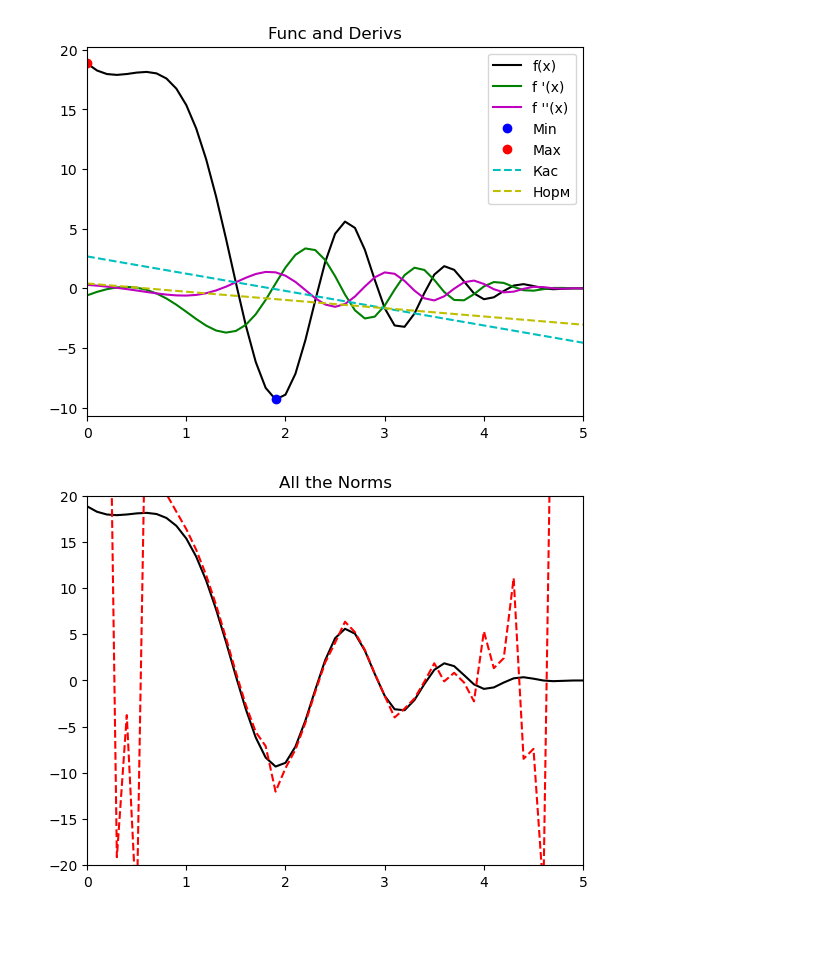
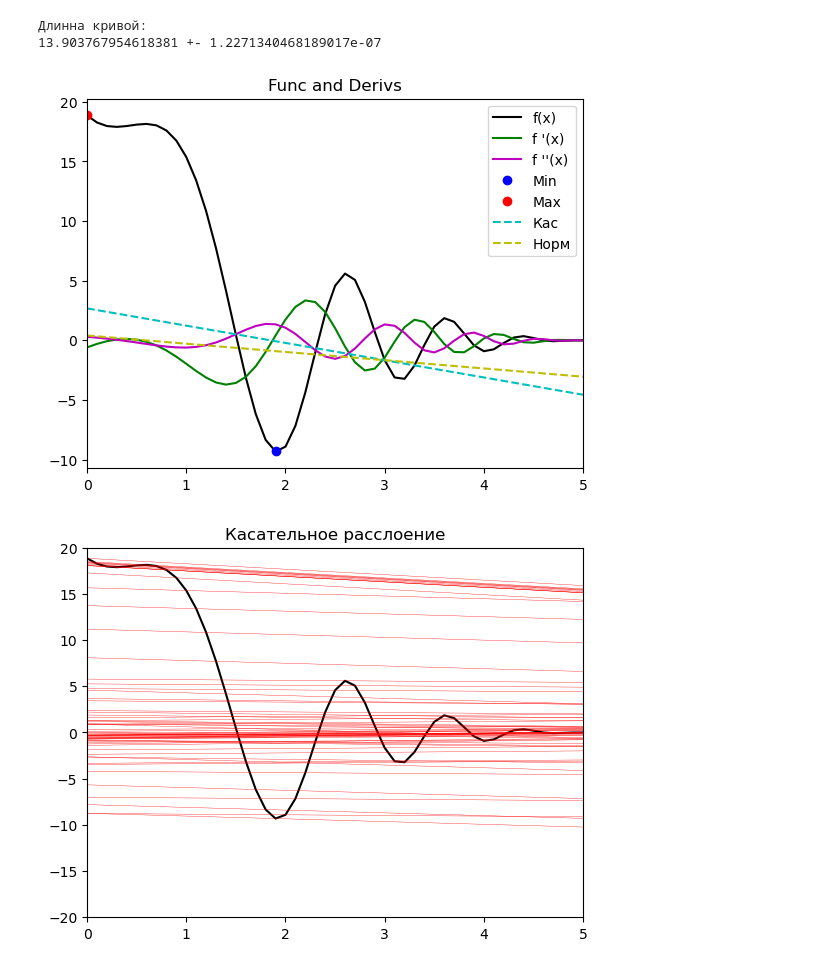
Before and after one commit to Leone-M/Programming, a Jupyter notebook: 10(функции)/Function.ipynb, the cells around one changed output. Drawn from its saved outputs; the diff is of its cells as text; code cells hidden in the pictures; blank space fills up the shorter version.

Commit message:
Сделал длину кривой и переделал расслоение

```diff
--- a/10(функции)/Function.ipynb
+++ b/10(функции)/Function.ipynb
@@ -3,6 +3,7 @@
 
 import numpy as np
 import matplotlib.pyplot as plt
+import scipy.integrate as integrate
 
 def main():
     x = np.arange(0, 7, 0.1)
@@ -26,34 +27,45 @@ def main():
 
     plt.plot(x, y, c="black")
 
     plt.plot(x[:-1], dy, "g")
 
     plt.plot(x[:-2], ddy, "m")
 
     plt.plot(minX, minY, "ob")
     plt.plot(maxX, maxY, "or")
 
     plt.plot(x, y_k, "c--")
     plt.plot(x, y_n, "y--")
 
     plt.legend(["f(x)", "f '(x)", "f ''(x)", "Min", "Max", "Кас", "Норм"])
     plt.xlim(0,5)
     plt.title("Func and Derivs")
 
     plt.figure().add_subplot()
     plt.plot(x, y, c="black")
-    y_n = (x[:-1] - 5)**2 * np.cos(x[:-1]**2 -7) + (1 / np.diff(y) )* (x[:-1] - x_0)
-    plt.plot(x[:-1], y_n, "--", c="red")
+
+    for i in x: # строю касательное расслоение, то есть к каждой точке кривой строю касательную
+        x_0 = i
+        y_k = (x_0 - 5)**2 * np.cos(x_0**2 -7) + np.diff(y[int(x_0):(int(x_0) + 2)]) * (x - x_0)
+        plt.plot(x, y_k, c="red", lw=0.25) # получилось не очень... но вроде так и должно быть
+
+    arc = lambda dy: (1 + (dy)**2)**(1/2)
+    length = integrate.quad(arc, a=0, b=5)
+    print("Длинна кривой: ")
+    print(str(length[0]) + " +- "+ str(length[1]))
+
     plt.xlim(0,5)
     plt.ylim(-20,20)
-    plt.title("All the Norms")
+    plt.title("Касательное расслоение")
 
 
 
     plt.show()
 
 if __name__ == "__main__":
     main()
 # %% [output]
+Длинна кривой:
+13.903767954618381 +- 1.2271340468189017e-07
 [figure]
-[figure, old version]
+[figure, new version]
```
